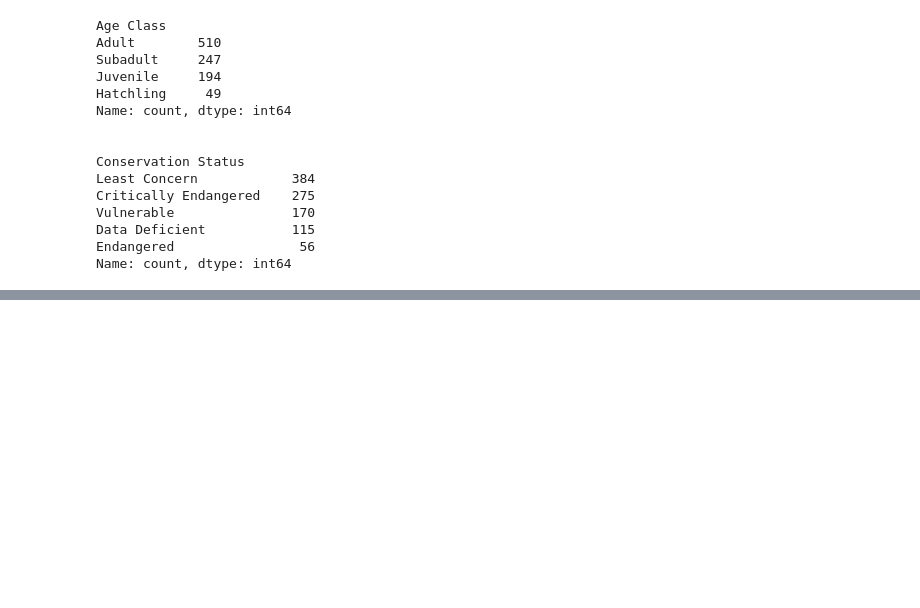
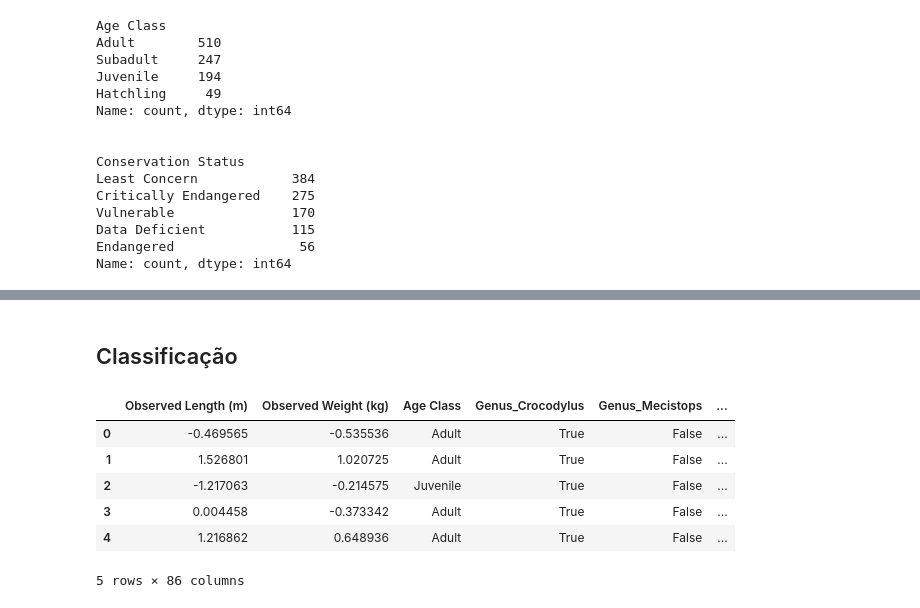
Before and after one commit to Luis-Menezes/NN_SupervisedLearning, a Jupyter notebook: project_1_deliverable.ipynb, the cells around one changed output, grey strips where cells are left out. Saved outputs shown, nothing was run; the diff lists cells and outputs as text; code cells hidden in the pictures; blank space fills up the shorter version.

```diff
--- a/project_1_deliverable.ipynb
+++ b/project_1_deliverable.ipynb
@@ -170,0 +218,7 @@ encoded_df['Age Class'] = encoded_df['Age Class'].map(age_class_mapper)
+# %%
+from sklearn.preprocessing import StandardScaler
+
+scaler = StandardScaler()
+scaler.fit(encoded_df[numeric_cols])
+encoded_df[numeric_cols] = scaler.transform(encoded_df[numeric_cols])
+display(encoded_df[numeric_cols].describe())
@@ -170,0 +235,16 @@ encoded_df['Age Class'] = encoded_df['Age Class'].map(age_class_mapper)
+# %% [markdown]
+## Classificação
+# %%
+cols_to_predict = ['Conservation Status_Least Concern', 'Conservation Status_Critically Endangered', 'Conservation Status_Endangered', 'Conservation Status_Data Deficient',  'Conservation Status_Vulnerable']
+
+Y = encoded_df[cols_to_predict]
+X = encoded_df.drop(columns=cols_to_predict)
+X.head()
+# %% [output]
+|  | Observed Length (m) | Observed Weight (kg) | Age Class | Genus_Crocodylus | Genus_Mecistops | ... |
+| 0 | -0.469565 | -0.535536 | Adult | True | False | ... |
+| 1 | 1.526801 | 1.020725 | Adult | True | False | ... |
+| 2 | -1.217063 | -0.214575 | Juvenile | True | False | ... |
+| 3 | 0.004458 | -0.373342 | Adult | True | False | ... |
+| 4 | 1.216862 | 0.648936 | Adult | True | False | ... |
+5 rows × 86 columns
```
Also changed, not shown: parts of 13 cells of this notebook.
